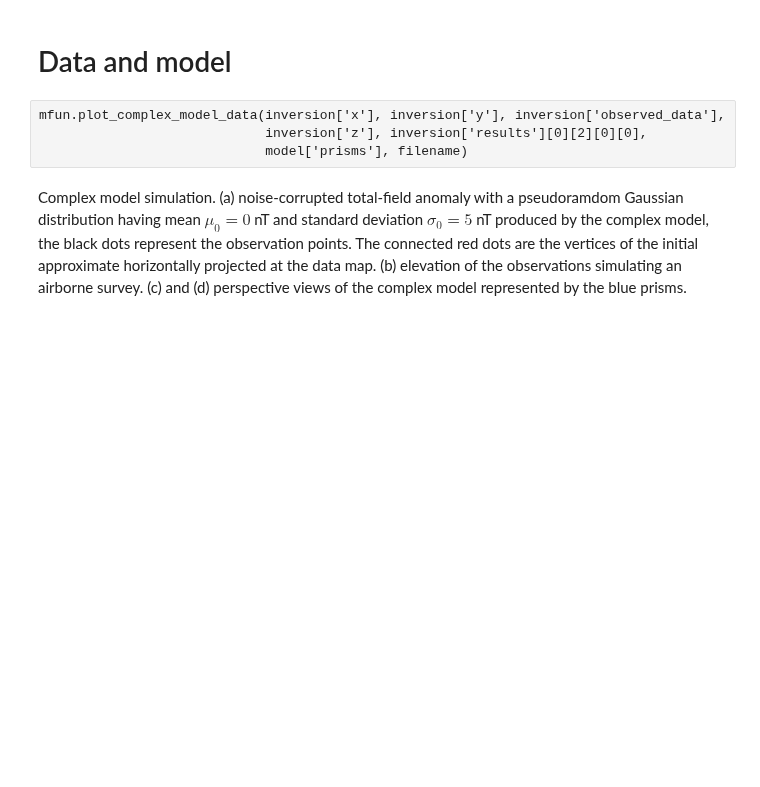
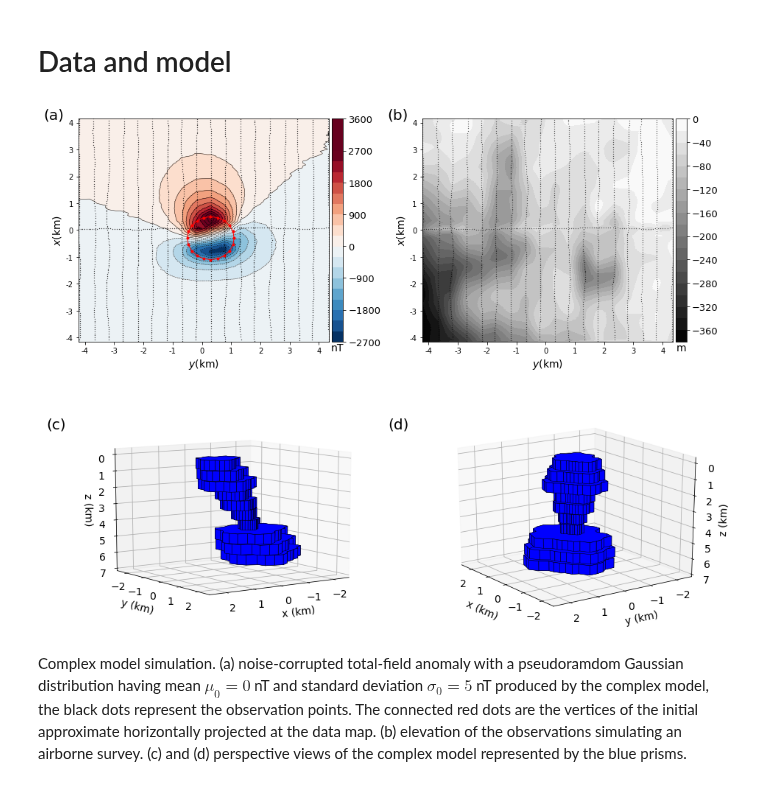
Before and after one commit to pinga-lab/magnetic-radial-inversion, a Jupyter notebook: code/complex-body/plot_model_data.ipynb, the cells around one changed output. Cells and saved outputs as stored; diff of their text form; code cells hidden in the pictures; blank space fills up the shorter version.

```diff
--- a/code/complex-body/plot_model_data.ipynb
+++ b/code/complex-body/plot_model_data.ipynb
@@ -23,30 +23,25 @@ sys.path.insert(0, '../../code')
 import mag_polyprism_functions as mfun
 # %%
 # importing the pickle file of results
-resultpath = 'data/thick-inter-body/l2-tfa-inversion/multiple-36-54487/'
+resultpath = 'l2-tfa-inversion/multiple-54476/'
 
 with open(resultpath+'inversion.pickle') as w:
         inversion = pickle.load(w)
 
 # importing the true model
-with open('data/thick-inter-body/model.pickle') as w:
+with open('model.pickle') as w:
         model = pickle.load(w)
 # %%
 # directory to save the figure and filename
-#filename = '../../manuscript/figures/complex_model_data.png'
-filename = '../../l1-manuscript/figures/thick_model_data.png'
+filename = '../../manuscript/figures/complex_model_data.png'
 #filename = ''
 # %% [markdown]
 # Data and model
-# %% [raw]
-mfun.plot_complex_model_data(inversion['x'], inversion['y'], inversion['observed_data'],
-                             inversion['z'], inversion['results'][0][2][0][0],
-                             model['prisms'], filename)
 # %%
-mfun.plot_inter_model_data(
-    inversion['x'], inversion['y'], inversion['z'], inversion['observed_data'],
-    inversion['results'][0][2][0][0], model['prisms'], -21.5, -18.7,
-    [45., ], [], filename
-)
+mfun.plot_complex_model_data(inversion['x'], inversion['y'], inversion['observed_data'],
+                             inversion['z'], inversion['results'][21][2][0][0],
+                             model['prisms'], (13,10), 300, filename)
+# %% [output]
+[figure, added]
 # %% [markdown]
 Complex model simulation. (a) noise-corrupted total-field anomaly with a pseudoramdom Gaussian distribution having mean $\mu_0 = 0$ nT and standard deviation $\sigma_0 = 5$ nT produced by the complex model, the black dots represent the observation points. The connected red dots are the vertices of the initial approximate horizontally projected at the data map. (b) elevation of the observations simulating an airborne survey. (c) and (d) perspective views of the complex model represented by the blue prisms.
```
Also changed, not shown: parts of 1 cell of this notebook, 10 other files.
